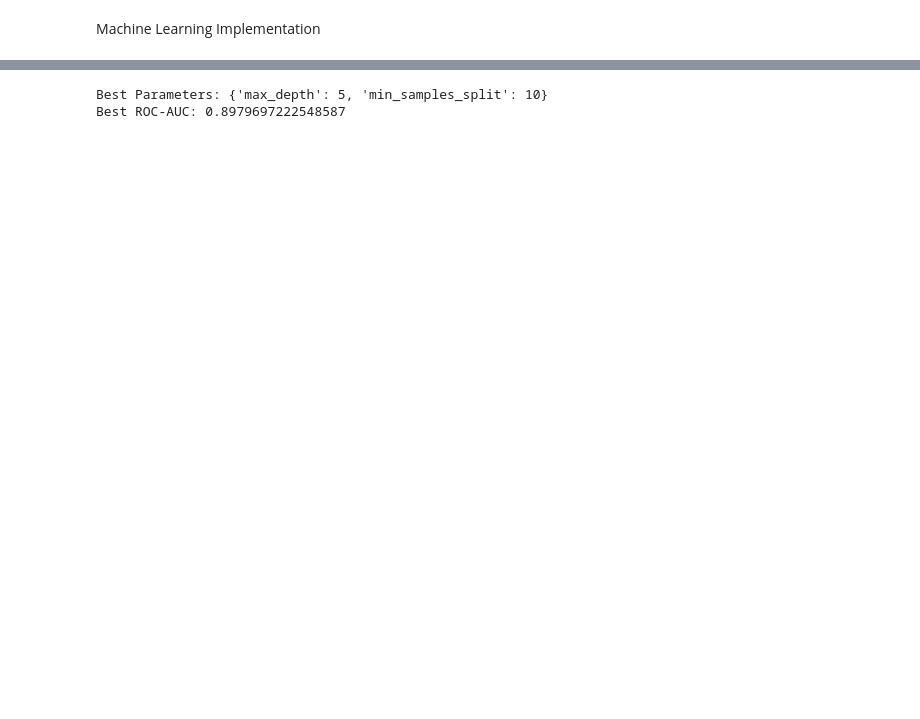
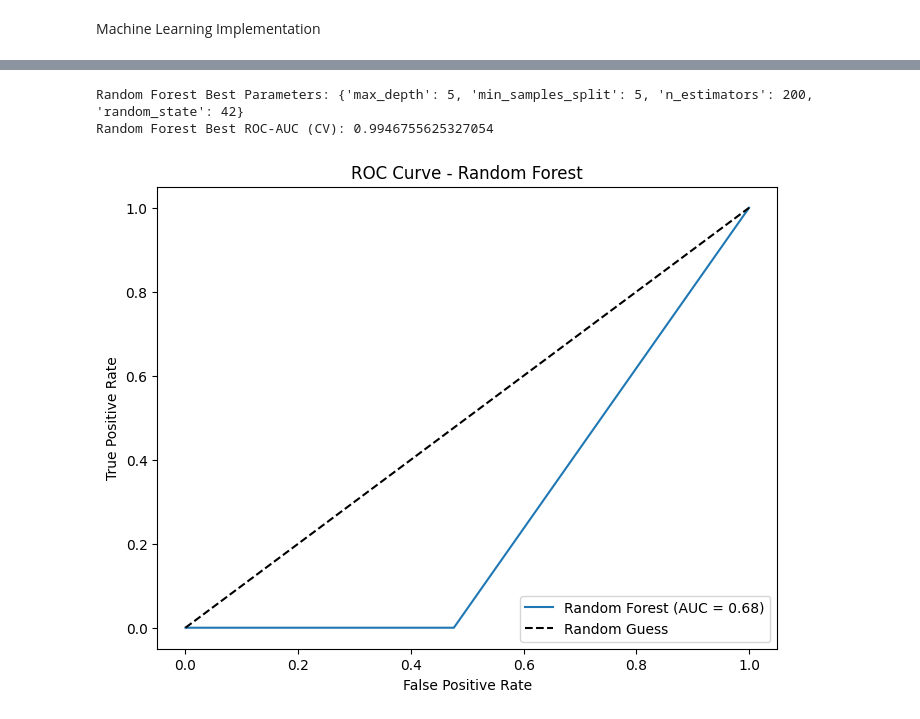
Before and after one commit to Luka-Dumbadze/Student_Depression_Analysis, a Jupyter notebook: notebooks/Feature_Engineering_and_Machine_Learning_Implementation.ipynb, the cells around one changed output, grey strips where cells are left out. Saved outputs shown, nothing was run; the diff lists cells and outputs as text; code cells hidden in the pictures; blank space fills up the shorter version.

```diff
--- a/notebooks/Feature_Engineering_and_Machine_Learning_Implementation.ipynb
+++ b/notebooks/Feature_Engineering_and_Machine_Learning_Implementation.ipynb
@@ -211,19 +326,46 @@ Best ROC-AUC: 0.8979697222548587
 # %%
-from sklearn.model_selection import GridSearchCV
+from sklearn.ensemble import RandomForestClassifier
 
-# Define parameter grid for Decision Tree
-param_grid = {
-    'max_depth': [3, 5, 10],
-    'min_samples_split': [2, 5, 10]
+# Second model - Random Forest
+param_grid_rf = {
+    'n_estimators': [100, 200],
+    'max_depth': [3, 5, 10, None],
+    'min_samples_split': [2, 5, 10],
+    'random_state': [42]
 }
 
-# Perform GridSearchCV
-grid = GridSearchCV(DecisionTreeClassifier(), param_grid, cv=5, scoring='roc_auc')
-grid.fit(X_train, y_train)
+grid_rf = GridSearchCV(RandomForestClassifier(), param_grid_rf, cv=5, scoring='roc_auc_ovr')
+grid_rf.fit(X_train, y_train)
 
-# Display best parameters and ROC-AUC score
-print(f"Best Parameters: {grid.best_params_}")
-print(f"Best ROC-AUC: {grid.best_score_}")
+# Display best parameters and ROC-AUC for Random Forest
+print(f"Random Forest Best Parameters: {grid_rf.best_params_}")
+print(f"Random Forest Best ROC-AUC (CV): {grid_rf.best_score_}")
 # %% [output]
-Best Parameters: {'max_depth': 5, 'min_samples_split': 10}
-Best ROC-AUC: 0.8979697222548587
+Random Forest Best Parameters: {'max_depth': 5, 'min_samples_split': 5, 'n_estimators': 200, 'random_state': 42}
+Random Forest Best ROC-AUC (CV): 0.9946755625327054
+# %%
+from sklearn.model_selection import train_test_split
+
+# Split the data into training and testing sets
+X_train, X_test, y_train, y_test = train_test_split(X, y, test_size=0.2, random_state=42)
+# %%
+import matplotlib.pyplot as plt
+from sklearn.metrics import roc_curve, roc_auc_score
+
+# Make sure to get the predicted probabilities for the Random Forest model
+y_prob_rf = grid_rf.best_estimator_.predict_proba(X_test)  # Predicted probabilities
+
+# Calculate ROC curve for the positive class (class '1' as the positive label)
+fpr, tpr, thresholds = roc_curve(y_test, y_prob_rf[:, 1], pos_label=1)
+
+# Plot ROC curve
+plt.figure(figsize=(8, 6))
+plt.plot(fpr, tpr, label=f'Random Forest (AUC = {roc_auc_score(y_test, y_prob_rf, multi_class="ovr", average="macro"):.2f})')
+plt.plot([0, 1], [0, 1], 'k--', label='Random Guess')
+plt.xlabel('False Positive Rate')
+plt.ylabel('True Positive Rate')
+plt.title('ROC Curve - Random Forest')
+plt.legend(loc='lower right')
+plt.show()
+# %% [output]
+[figure, added]
```
Also changed, not shown: parts of 18 cells of this notebook, 15 other files.
